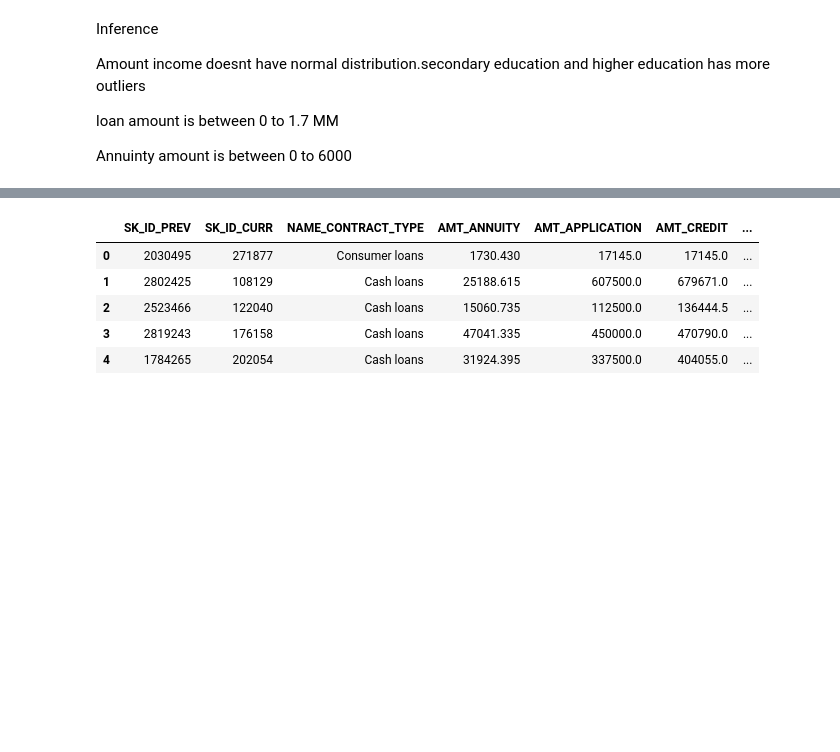
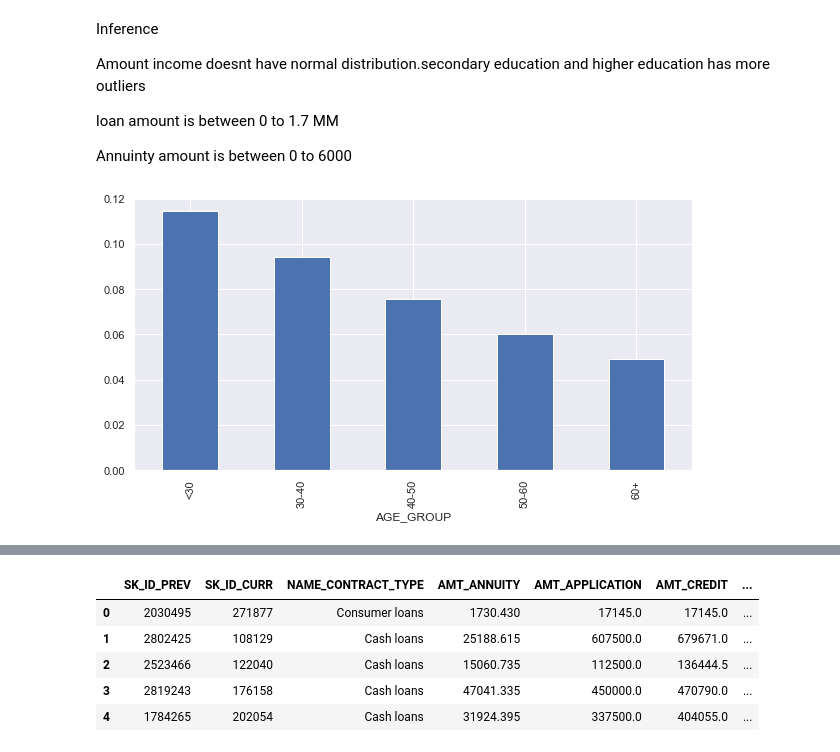
Before and after one commit to magaranth/pythoncasestudy, a Jupyter notebook: EDA Case Study.ipynb, the cells around one changed output, grey strips where cells are left out. Saved outputs shown, nothing was run; the diff lists cells and outputs as text; code cells hidden in the pictures; blank space fills up the shorter version.

```diff
--- a/EDA Case Study.ipynb
+++ b/EDA Case Study.ipynb
@@ -33,6 +33,7 @@ df['AGE'] = round(df.DAYS_BIRTH/365)
 # %%
 #dfnew.to_frame().sort_values(by='TARGET')
 # %%
+sns.set_theme()
 df.CODE_GENDER.value_counts(normalize = True).plot.bar()
 plt.show()
 # %% [output]
@@ -106,3 +107,9 @@ Amount income doesnt have normal distribution.secondary education and higher edu
 loan amount is between 0 to 1.7 MM
 
 Annuinty amount is between 0 to 6000
+# %%
+df['AGE_GROUP'] = pd.cut(df.AGE,[0,30,40,50,60,100],labels = ['<30','30-40','40-50','50-60','60+'])
+df.groupby('AGE_GROUP')['TARGET'].mean().plot.bar()
+plt.show()
+# %% [output]
+[figure, added]
```
Also changed, not shown: parts of 9 cells of this notebook.
